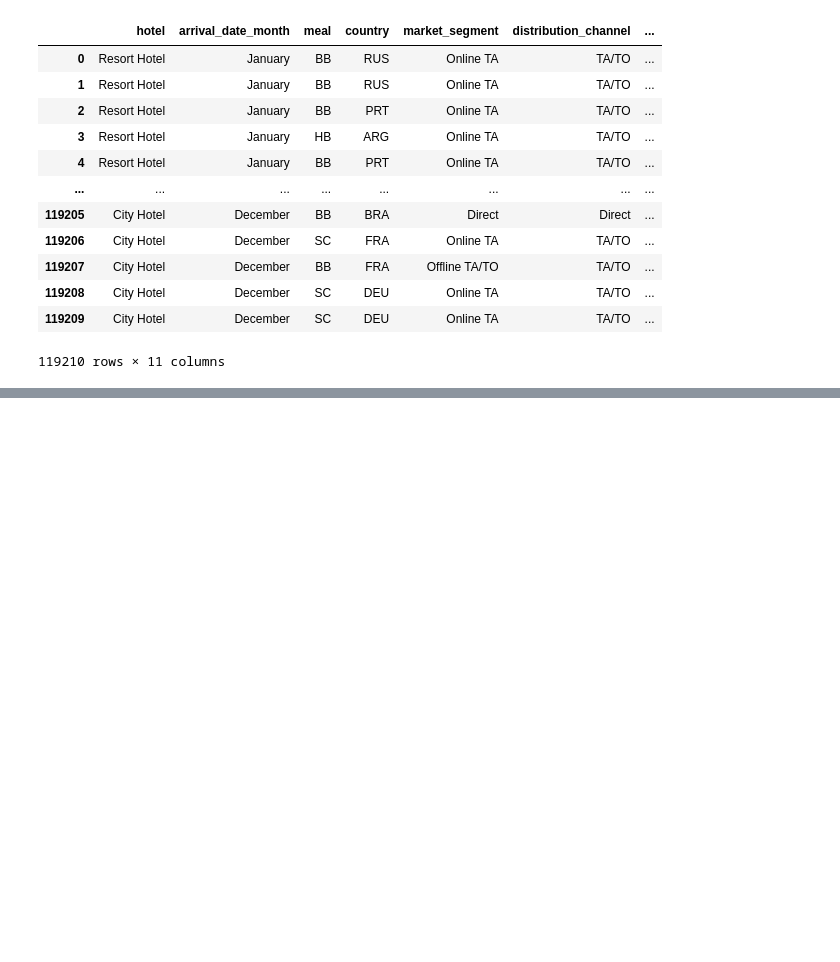
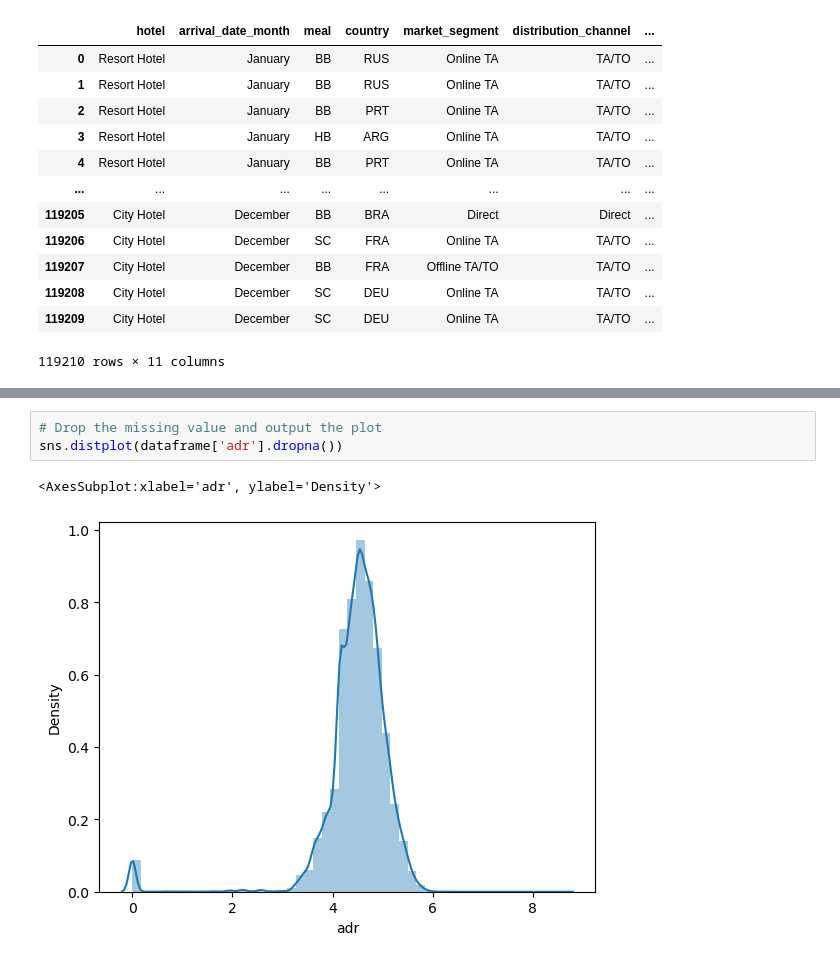
Before and after one commit to jh000107/ML_Projects, a Jupyter notebook: Desktop/Junbong/hotel_booking/ML/ml_hotel_booking_prediction.ipynb, the cells around one changed output, grey strips where cells are left out. Saved outputs shown, nothing was run; the diff lists cells and outputs as text; blank space fills up the shorter version.

```diff
--- a/Desktop/Junbong/hotel_booking/ML/ml_hotel_booking_prediction.ipynb
+++ b/Desktop/Junbong/hotel_booking/ML/ml_hotel_booking_prediction.ipynb
@@ -638,0 +744,6 @@ Name: is_canceled, dtype: float64
+# %%
+# Drop the missing value and output the plot
+sns.distplot(dataframe['adr'].dropna())
+# %% [output]
+<AxesSubplot:xlabel='adr', ylabel='Density'>
+[figure, added]
```
Also changed, not shown: parts of 48 cells of this notebook, 1 other file.
